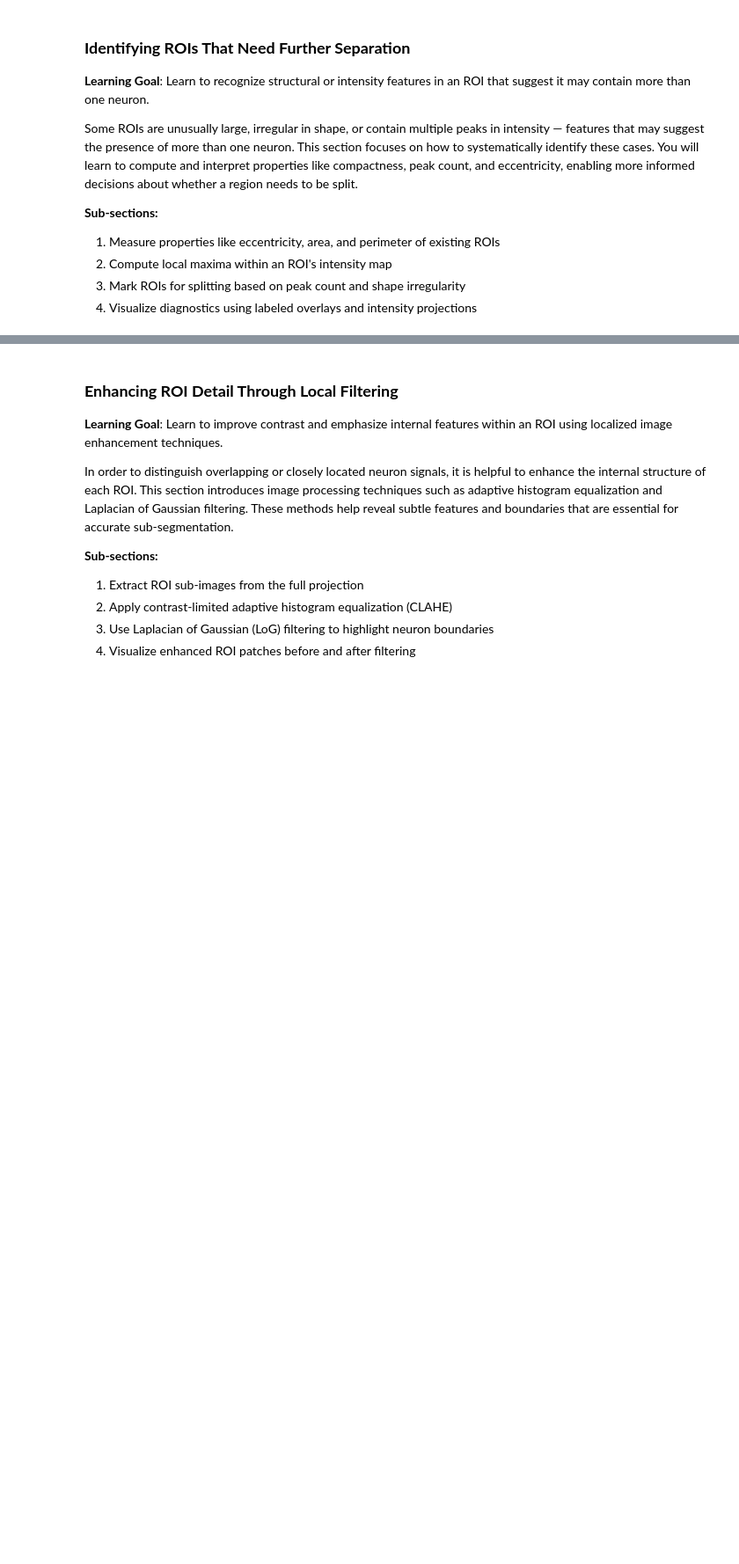
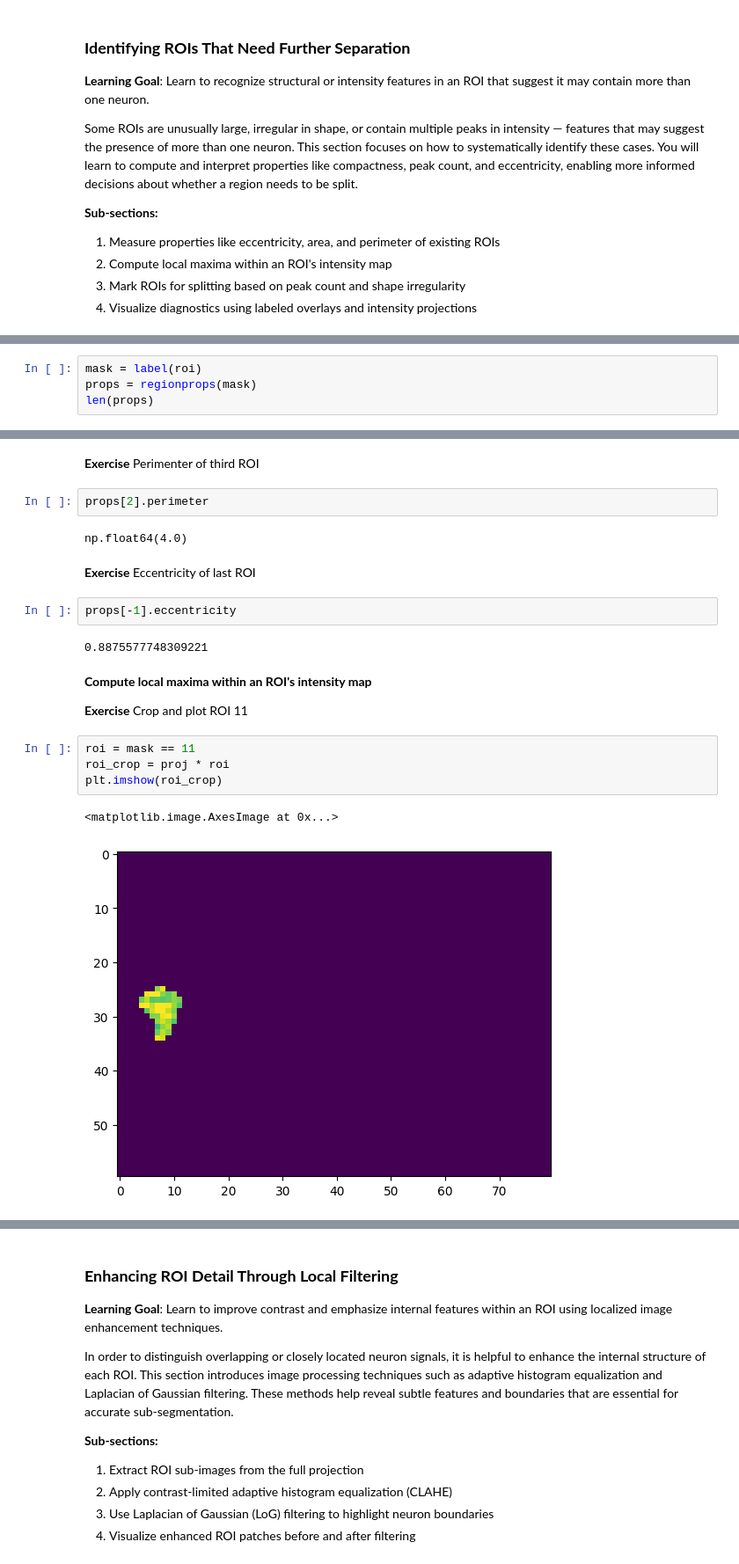
Before and after one commit to sangeethankumar/Courses, a Jupyter notebook: CalciumImaging/Draft1/08. ROI Splitting.ipynb, the cells around one changed output, grey strips where cells are left out. Shown at 88% size. Saved outputs shown, nothing was run; the diff lists cells and outputs as text; blank space fills up the shorter version.

```diff
--- a/CalciumImaging/Draft1/08. ROI Splitting.ipynb
+++ b/CalciumImaging/Draft1/08. ROI Splitting.ipynb
@@ -15,0 +46,4 @@ Some ROIs are unusually large, irregular in shape, or contain multiple peaks in
+# %%
+mask = label(roi)
+props = regionprops(mask)
+len(props)
@@ -15,0 +58,23 @@ Some ROIs are unusually large, irregular in shape, or contain multiple peaks in
+# %% [markdown]
+**Exercise** Perimenter of third ROI
+# %%
+props[2].perimeter
+# %% [output]
+np.float64(4.0)
+# %% [markdown]
+**Exercise** Eccentricity of last ROI
+# %%
+props[-1].eccentricity
+# %% [output]
+0.8875577748309221
+# %% [markdown]
+**Compute local maxima within an ROI's intensity map**
+
+**Exercise** Crop and plot ROI 11
+# %%
+roi = mask == 11
+roi_crop = proj * roi
+plt.imshow(roi_crop)
+# %% [output]
+<matplotlib.image.AxesImage at 0x...>
+[figure, added]
```
Also changed, not shown: parts of 42 cells of this notebook.
